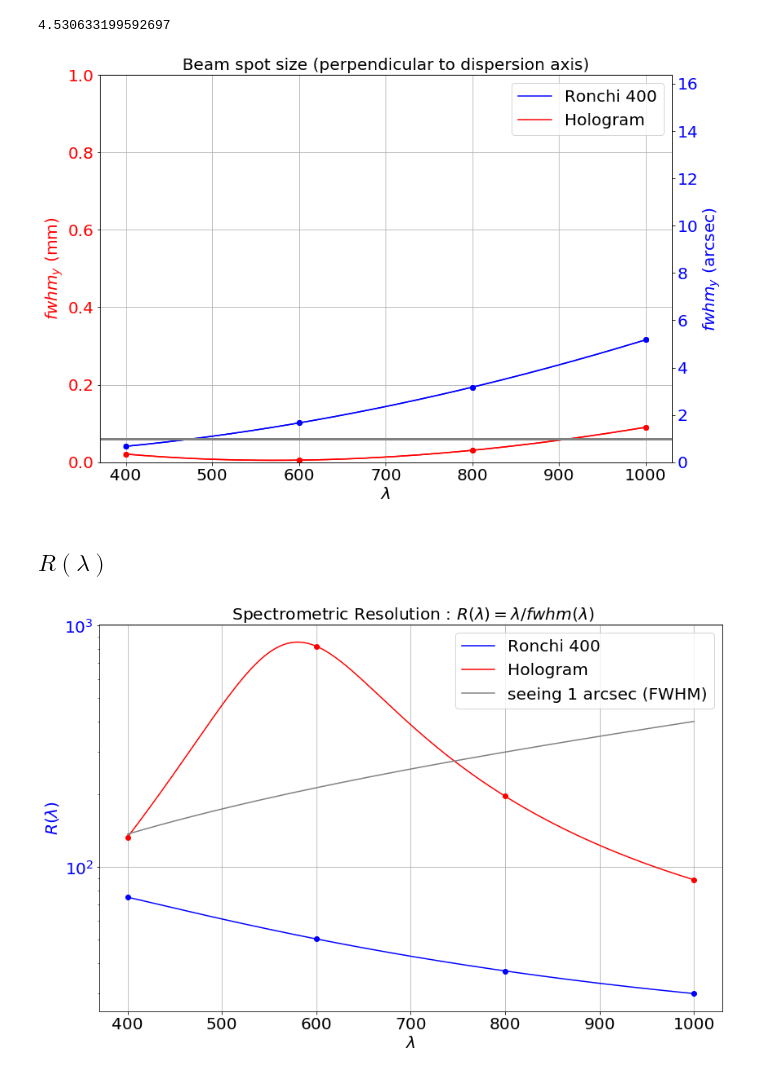
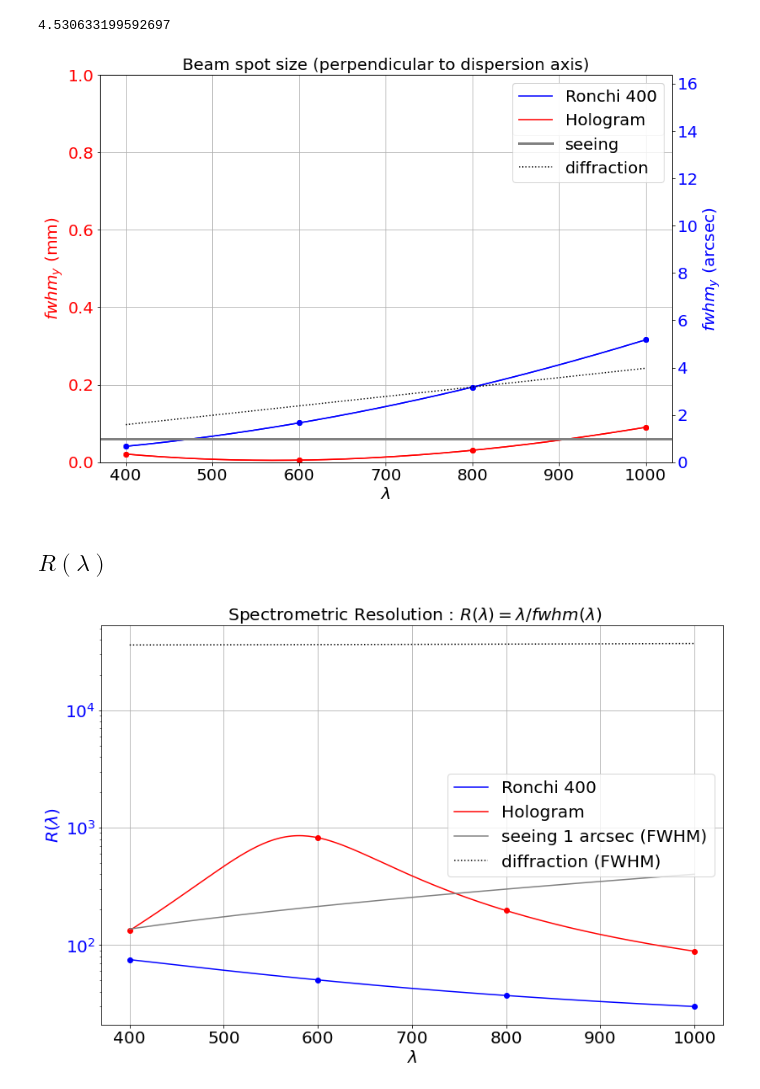
Before and after one commit to sylvielsstfr/OpticSimWthB4, a Jupyter notebook: DrawPSF/notebooks/DrawResolution_FWHM.ipynb, the cells around one changed output. Cells and saved outputs as stored; diff of their text form; code cells hidden in the pictures.

```diff
--- a/DrawPSF/notebooks/DrawResolution_FWHM.ipynb
+++ b/DrawPSF/notebooks/DrawResolution_FWHM.ipynb
@@ -43,6 +43,7 @@ m_to_cm=100.
 m_to_nm=1e9
 nm_to_m=1./m_to_nm
 nm_to_micr=0.001
+nm_to_mm=1e-6
 # %%
 arcdeg_to_arcmin=60.
 arcmin_to_arcdeg=1./arcdeg_to_arcmin
@@ -73,3 +105,7 @@ Filt_size=3*inch_to_mm
+# %%
+# no unit, to be multiplied by wavelength say in mm units
+diffr_FWHM_entrance_perwl=Tel_Fnum
+diffr_FWHM_holo_perwl=Tel_Fnum/Filt_D
 # %% [markdown]
 #### CCD detector
 # %%
@@ -395,7 +434,12 @@ for Yint in all_Yint_arcsec:
     ax2.plot(Xint,Yint,'-',label=disperser_name[idx],color=disperser_color[idx])
     idx+=1
 
-ax2.axhline(y=1.,color="grey",lw=3)
+ax2.axhline(y=1.,color="grey",lw=3,label="seeing")
+ax2.plot(Xint,diffr_FWHM_holo_perwl*Xint*nm_to_mm*plt_scale,":",color='black',label="diffraction")
+ax2.legend()
+
+
+
 ax2.set_ylim(0.,1*plt_scale)
 ax2.set_ylabel('$fwhm_y$ (arcsec)', color=color)  # we already handled the x-label with ax1
 #ax2.plot(t, data2, color=color)
@@ -405,7 +449,7 @@ fig.tight_layout()  # otherwise the right y-label is slightly clipped
 plt.savefig("RESOLUTION_PSF_FWHMY_CTIO.pdf")
 plt.show()
 # %% [output]
-[figure, old version]
+[figure, new version]
 # %% [markdown]
 ## $R(\lambda)$
 # %%
@@ -430,31 +474,34 @@ for Yint in all_Yint_mm:
     else:
         a=1./350.
 
     if idx==3:  # skip R200
         idx+=1
         continue
 
     Y1=WL*micr_to_mm/all_resox[idx]*Dispersion_Rate(WL*nm_to_micr,a*mm_to_micr,D=58*mm_to_micr)*micr_to_mm
     Y2=Xint*micr_to_mm/Yint*Dispersion_Rate(Xint*nm_to_micr,a*mm_to_micr,D=58*mm_to_micr)*micr_to_mm
     ax1.plot(WL,Y1,"o",color=disperser_color[idx])
     ax1.plot(Xint,Y2,'-',label=disperser_name[idx],color=disperser_color[idx])
     idx+=1
 
 # seeing
 Y3=Xint*micr_to_mm/SEEING_MM*Dispersion_Rate(Xint*nm_to_micr,1./350.*mm_to_micr,D=58*mm_to_micr)*micr_to_mm
 ax1.plot(Xint,Y3,'-',label="seeing 1 arcsec (FWHM)",color="grey")
 
+Y4=Xint*micr_to_mm/(diffr_FWHM_holo_perwl*Xint*nm_to_mm)*Dispersion_Rate(Xint*nm_to_micr,1./150.*mm_to_micr,D=D*mm_to_micr)*micr_to_mm
+ax1.plot(Xint,Y4,':',label="diffraction (FWHM)",color="black")
+
 ax1.set_title(" Spectrometric Resolution : $R(\lambda)= \lambda/fwhm(\lambda)$")
 ax1.set_xlabel("$\lambda$")
 ax1.set_ylabel("$R(\\lambda)$",color=color)
 ax1.grid()
 ax1.legend()
 ax1.tick_params(axis='y', labelcolor=color)
 
 
 fig.tight_layout()  # otherwise the right y-label is slightly clipped
 plt.savefig("RLAMBDA_PSF_FWHM_CTIO.pdf")
 plt.yscale("log")
 plt.show()
 # %% [output]
-[figure, old version]
+[figure, new version]
```
Also changed, not shown: parts of 5 cells of this notebook, 3 other files.
